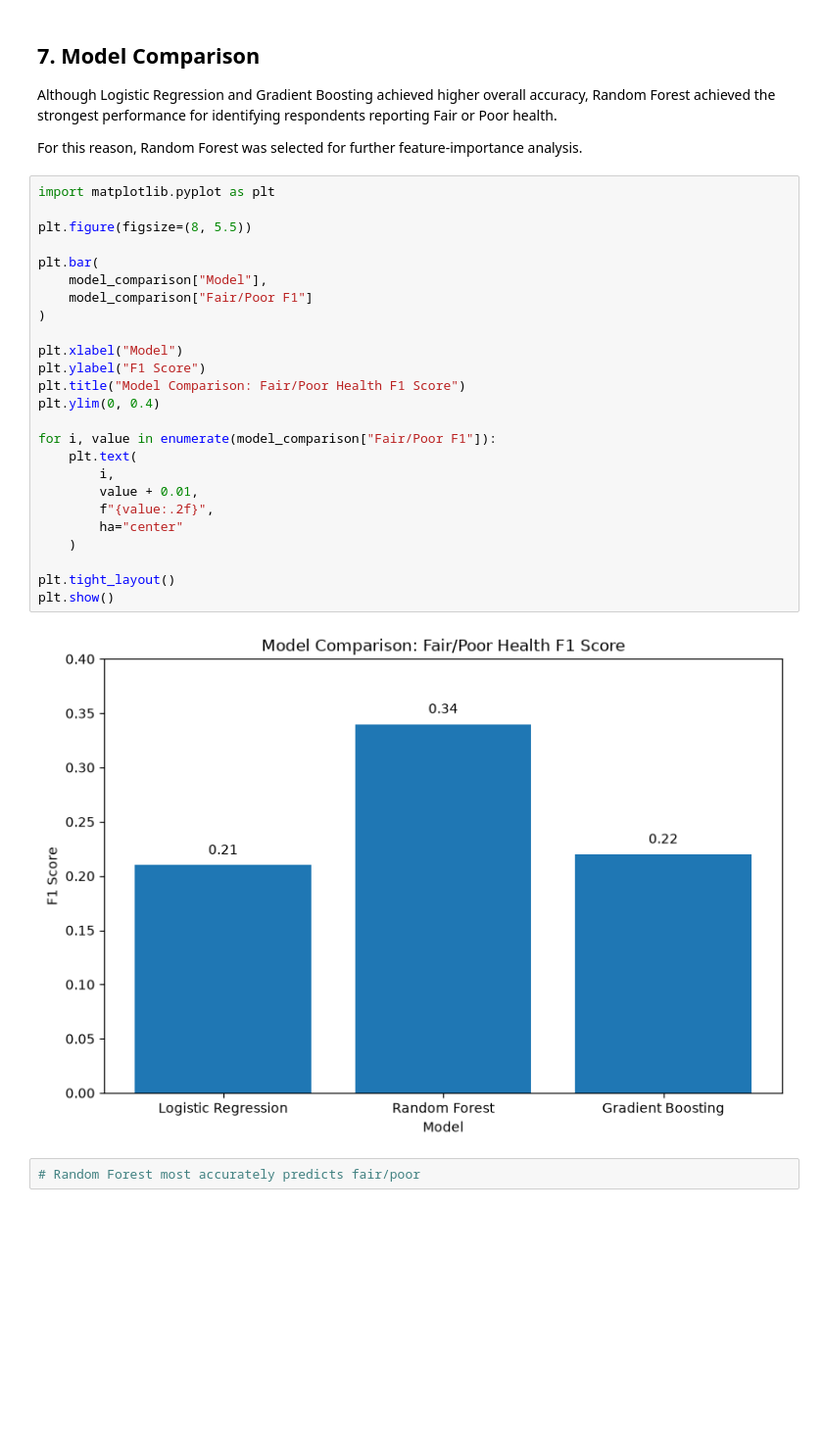
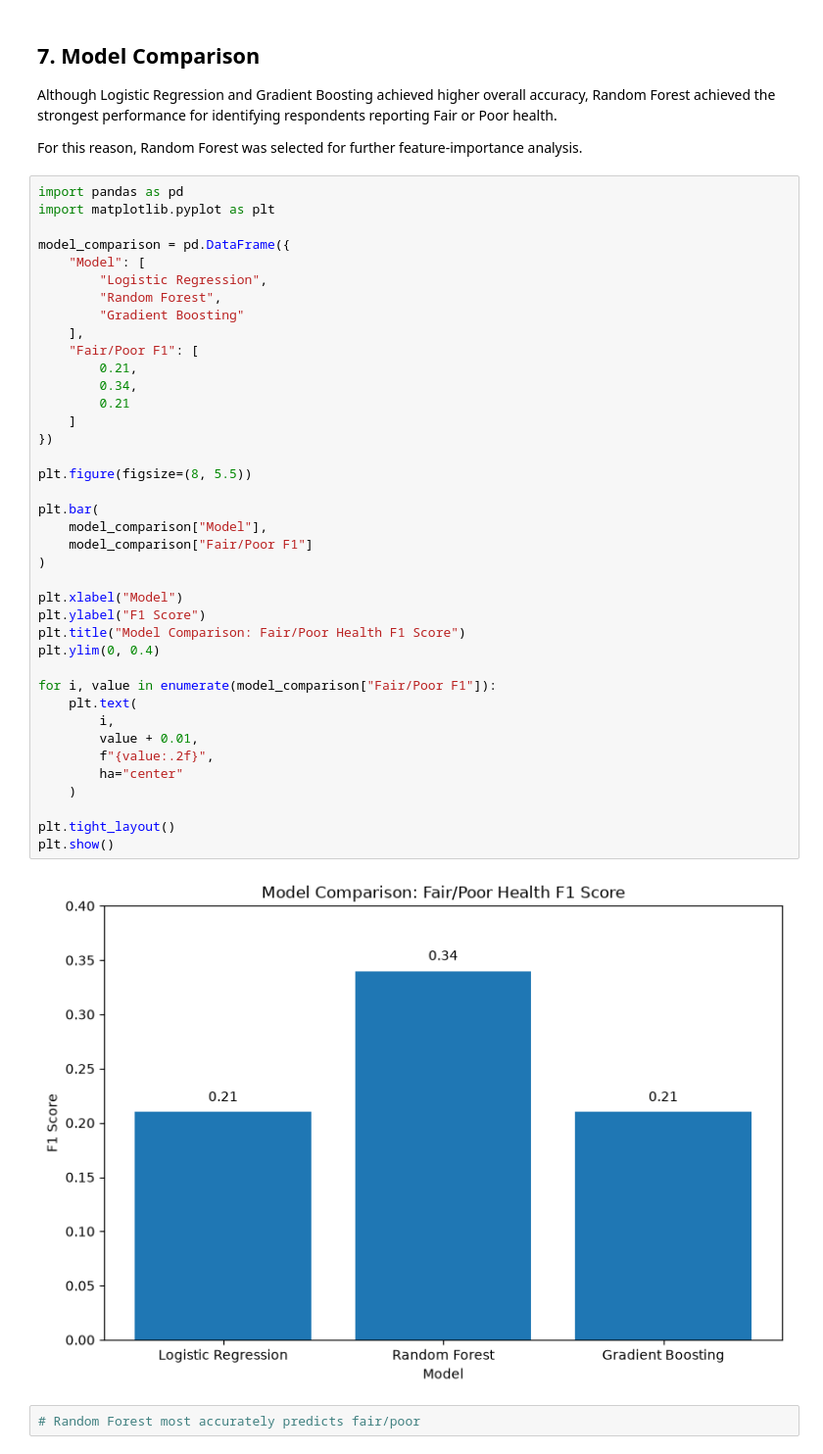
Before and after one commit to tasgalc2-ghub/Exploratory-Data-Analysis---2024-BRFSS-Survey-Data, a Jupyter notebook: notebooks/self_rated_health_analysis.ipynb, the cells around one changed output. Shown at 98% size. Saved outputs shown, nothing was run; the diff lists cells and outputs as text; blank space fills up the shorter version.

```diff
--- a/notebooks/self_rated_health_analysis.ipynb
+++ b/notebooks/self_rated_health_analysis.ipynb
@@ -1712,32 +1712,46 @@ Although Logistic Regression and Gradient Boosting achieved higher overall accur
 
 For this reason, Random Forest was selected for further feature-importance analysis.
 # %%
+import pandas as pd
 import matplotlib.pyplot as plt
+
+model_comparison = pd.DataFrame({
+    "Model": [
+        "Logistic Regression",
+        "Random Forest",
+        "Gradient Boosting"
+    ],
+    "Fair/Poor F1": [
+        0.21,
+        0.34,
+        0.21
+    ]
+})
 
 plt.figure(figsize=(8, 5.5))
 
 plt.bar(
     model_comparison["Model"],
     model_comparison["Fair/Poor F1"]
 )
 
 plt.xlabel("Model")
 plt.ylabel("F1 Score")
 plt.title("Model Comparison: Fair/Poor Health F1 Score")
 plt.ylim(0, 0.4)
 
 for i, value in enumerate(model_comparison["Fair/Poor F1"]):
     plt.text(
         i,
         value + 0.01,
         f"{value:.2f}",
         ha="center"
     )
 
 plt.tight_layout()
 plt.show()
 # %% [output]
-[figure, old version]
+[figure, new version]
 # %%
 # Random Forest most accurately predicts fair/poor
 # %%
```
Also changed, not shown: parts of 4 cells of this notebook.
